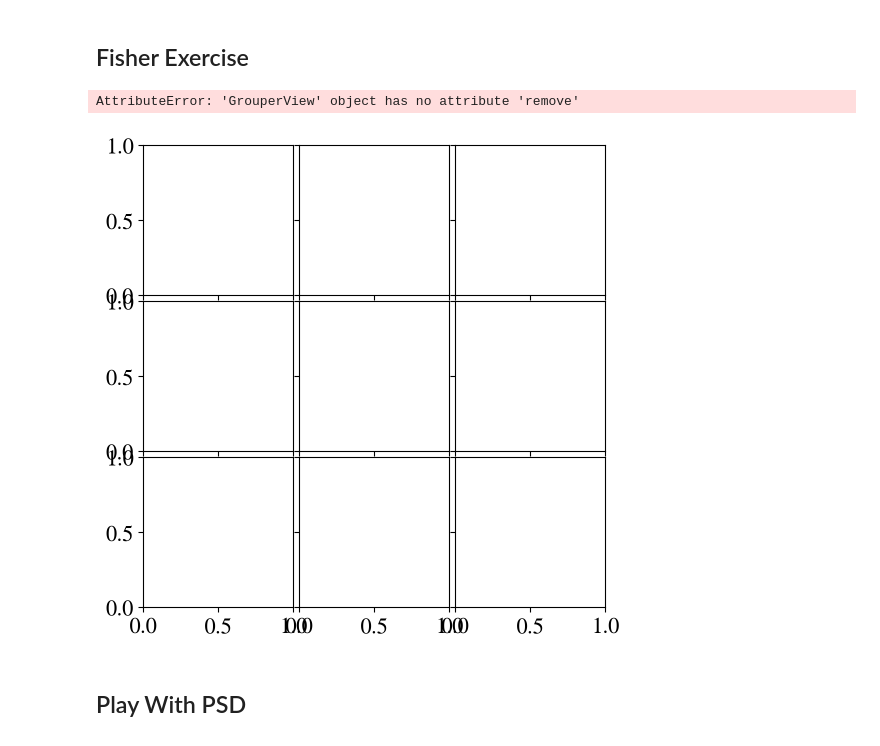
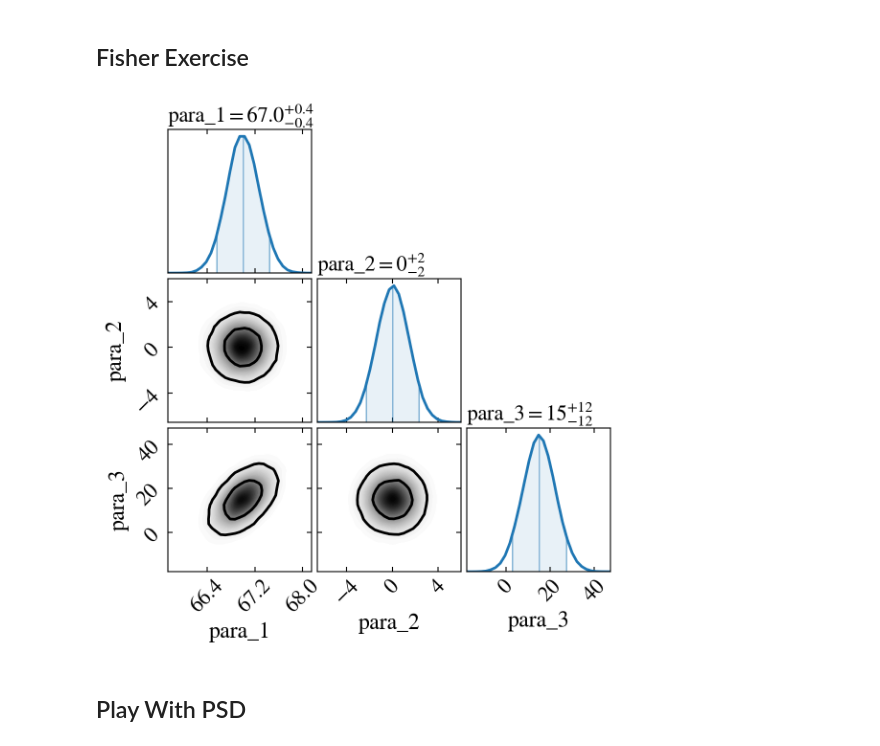
Before and after one commit to joshshterenberg/gwfast_mod_dissipation, a Jupyter notebook: Practice_Fisher.ipynb, the cells around one changed output. Cells and saved outputs as stored; diff of their text form; code cells hidden in the pictures.

Commit message:
fixed plotting

```diff
--- a/Practice_Fisher.ipynb
+++ b/Practice_Fisher.ipynb
@@ -57,10 +57,9 @@ paraSample = generate_samples(mean, covariance, num_samples, ['para_1', 'para_2'
 # %%
 plot_params = ['para_1','para_2','para_3']
 
-average_plot = gw_plotting.MultiCornerPlot([paraSample],['Fisher Likelihood'],bins=30, params = plot_params).plot()
+average_plot = gw_plotting.CornerPlot(paraSample,bins=30).plot()
 # %% [output]
-AttributeError: 'GrouperView' object has no attribute 'remove'
-[figure, old version]
+[figure, new version]
 # %% [markdown]
 ## Play With PSD
 # %%
```
Also changed, not shown: parts of 1 cell of this notebook, 2 other files.
